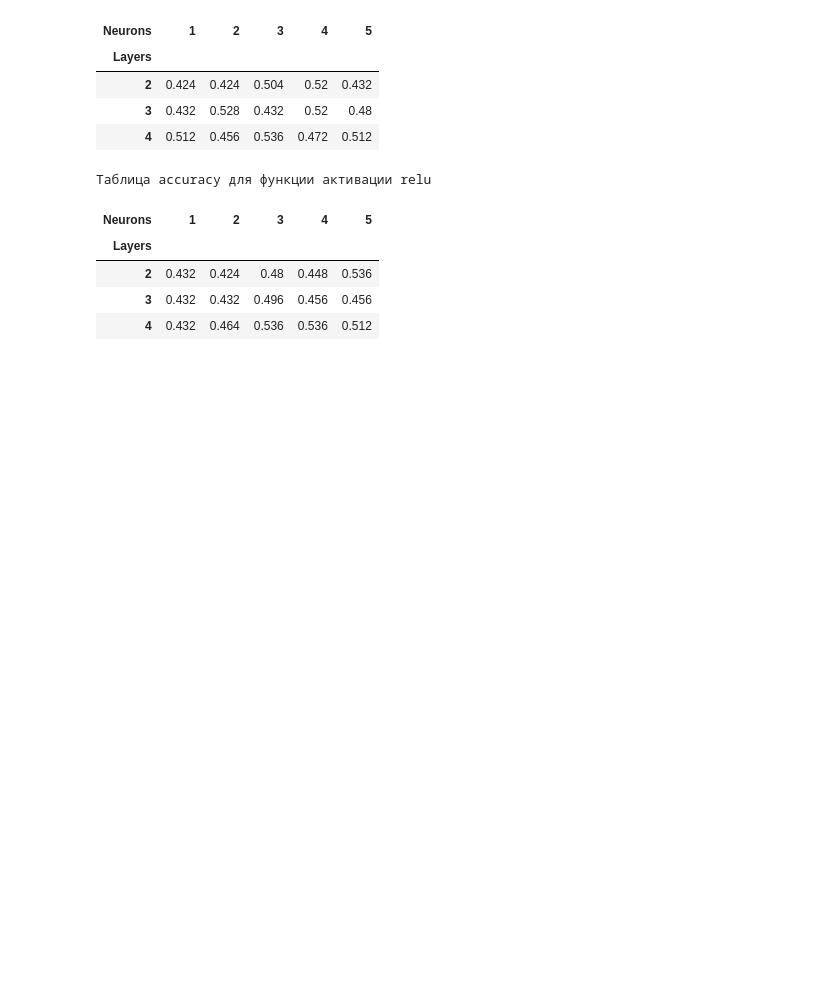
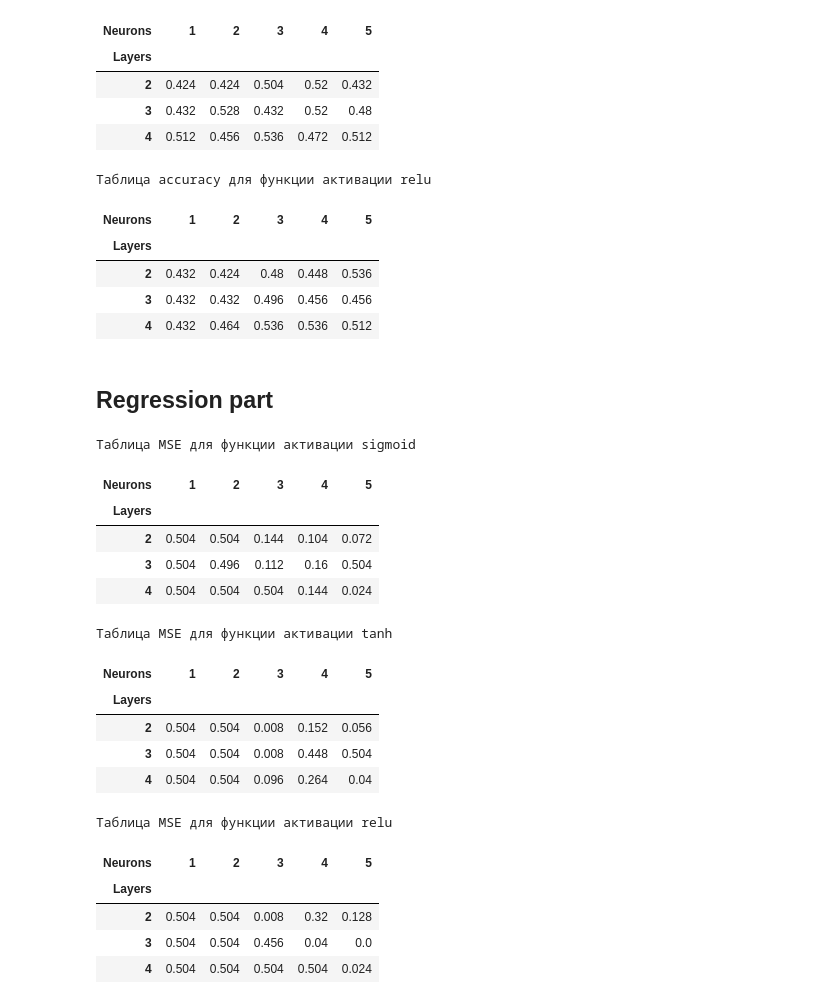
Before and after one commit to F1ameX/Modern-Methods-of-Deep-Machine-Learning, a Jupyter notebook: 3_multilayer_perceptron/3_multilayer_perceptron.ipynb, the cells around one changed output. Drawn from its saved outputs; the diff is of its cells as text; code cells hidden in the pictures; blank space fills up the shorter version.

Commit message:
regression part added

```diff
--- a/3_multilayer_perceptron/3_multilayer_perceptron.ipynb
+++ b/3_multilayer_perceptron/3_multilayer_perceptron.ipynb
@@ -245,6 +245,7 @@ class MultiLayerPerceptron(nn.Module):
         super().__init__()
         assert activation in ['sigmoid', 'tanh', 'relu']
         assert task in ['classification', 'regression']
+        self.task = task
 
         activation_function = {
             'sigmoid' : nn.Sigmoid,
@@ -322,10 +323,15 @@ class MultiLayerPerceptron(nn.Module):
     def predict(self, X: torch.Tensor) -> torch.Tensor:
         self.eval()
         with torch.no_grad():
-            prob = self(X)
-            pred = (prob >= 0.5).to(torch.int32)
 
-        return pred
+            if self.task == 'classification':
+                prob = self(X)
+                pred = (prob >= 0.5).to(torch.int64)
+                return pred
+
+            elif self.task == 'regression':
+                pred = self(X)
+                return pred.to(torch.int64)
 # %% [markdown]
 ## Classification part
 # %%
@@ -548,3 +554,60 @@ for activation in ['sigmoid', 'tanh', 'relu']:
 | 2 | 0.432 | 0.424 | 0.48 | 0.448 | 0.536 |
 | 3 | 0.432 | 0.432 | 0.496 | 0.456 | 0.456 |
 | 4 | 0.432 | 0.464 | 0.536 | 0.536 | 0.512 |
+# %% [markdown]
+## Regression part
+# %%
+X, y = make_circles(n_samples = 500, noise = 0.5, factor = 0.25, random_state = 52)
+train_idx, test_idx = split_data(X, y, ratio = 0.25, random_state = 52)
+X_train, y_train = X[train_idx], y[train_idx]
+X_test, y_test = X[test_idx], y[test_idx]
+
+X_train = torch.from_numpy(X_train).type(torch.FloatTensor)
+y_train = torch.from_numpy(y_train).type(torch.FloatTensor).view(-1, 1)
+X_test = torch.from_numpy(X_test).type(torch.FloatTensor)
+y_test = torch.from_numpy(y_test).type(torch.FloatTensor).view(-1, 1)
+
+for activation in ['sigmoid', 'tanh', 'relu']:
+    stat_table = pd.DataFrame(columns = list(range(1, 6)),
+                              index = list(range(2, 5)))
+
+    stat_table.index.name = "Layers"
+    stat_table.columns.name = "Neurons"
+
+    for layers in range(2, 5):
+        for neurons in range(1, 6):
+            model = MultiLayerPerceptron(activation = activation,
+                                         layers = layers,
+                                         neurons = neurons,
+                                         task = 'regression')
+            model.fit(X_train, y_train,
+                      learning_rate = 0.01,
+                      n_epochs = 500,
+                      batch_size = 25,
+                      random_state = 52)
+
+            mse = round(((y_test - model.predict(X_test))**2).float().mean().item(), 3)
+            stat_table.loc[layers, neurons] = mse
+
+    print(f"Таблица MSE для функции активации {activation}")
+    display(stat_table)
+    print('\n\n')
+# %% [output]
+Таблица MSE для функции активации sigmoid
+| Neurons | 1 | 2 | 3 | 4 | 5 |
+| Layers |  |  |  |  |  |
+| 2 | 0.504 | 0.504 | 0.144 | 0.104 | 0.072 |
+| 3 | 0.504 | 0.496 | 0.112 | 0.16 | 0.504 |
+| 4 | 0.504 | 0.504 | 0.504 | 0.144 | 0.024 |
+Таблица MSE для функции активации tanh
+| Neurons | 1 | 2 | 3 | 4 | 5 |
+| Layers |  |  |  |  |  |
+| 2 | 0.504 | 0.504 | 0.008 | 0.152 | 0.056 |
+| 3 | 0.504 | 0.504 | 0.008 | 0.448 | 0.504 |
+| 4 | 0.504 | 0.504 | 0.096 | 0.264 | 0.04 |
+Таблица MSE для функции активации relu
+| Neurons | 1 | 2 | 3 | 4 | 5 |
+| Layers |  |  |  |  |  |
+| 2 | 0.504 | 0.504 | 0.008 | 0.32 | 0.128 |
+| 3 | 0.504 | 0.504 | 0.456 | 0.04 | 0.0 |
+| 4 | 0.504 | 0.504 | 0.504 | 0.504 | 0.024 |
```
Also changed, not shown: parts of 3 cells of this notebook.
